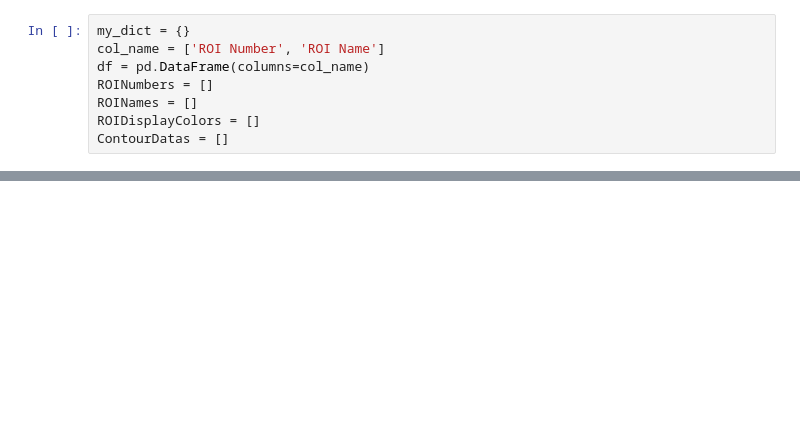
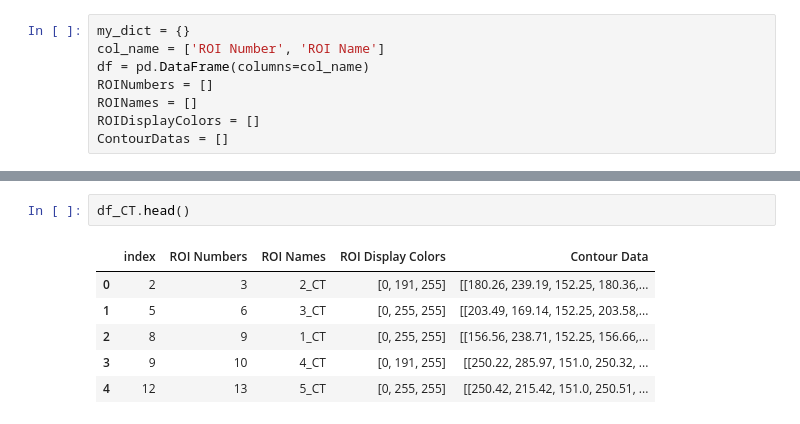
Before and after one commit to perseusf/jupyter-notebooks, a Jupyter notebook: MRIphantom/dataframe.ipynb, the cells around one changed output, grey strips where cells are left out. Drawn from its saved outputs; the diff is of its cells as text; blank space fills up the shorter version.

```diff
--- a/MRIphantom/dataframe.ipynb
+++ b/MRIphantom/dataframe.ipynb
@@ -60,0 +109,9 @@ df
+# %%
+df_CT.head()
+# %% [output]
+|  | index | ROI Numbers | ROI Names | ROI Display Colors | Contour Data |
+| 0 | 2 | 3 | 2_CT | [0, 191, 255] | [[180.26, 239.19, 152.25, 180.36,... |
+| 1 | 5 | 6 | 3_CT | [0, 255, 255] | [[203.49, 169.14, 152.25, 203.58,... |
+| 2 | 8 | 9 | 1_CT | [0, 255, 255] | [[156.56, 238.71, 152.25, 156.66,... |
+| 3 | 9 | 10 | 4_CT | [0, 191, 255] | [[250.22, 285.97, 151.0, 250.32, ... |
+| 4 | 12 | 13 | 5_CT | [0, 255, 255] | [[250.42, 215.42, 151.0, 250.51, ... |
```
Also changed, not shown: parts of 25 cells of this notebook.
